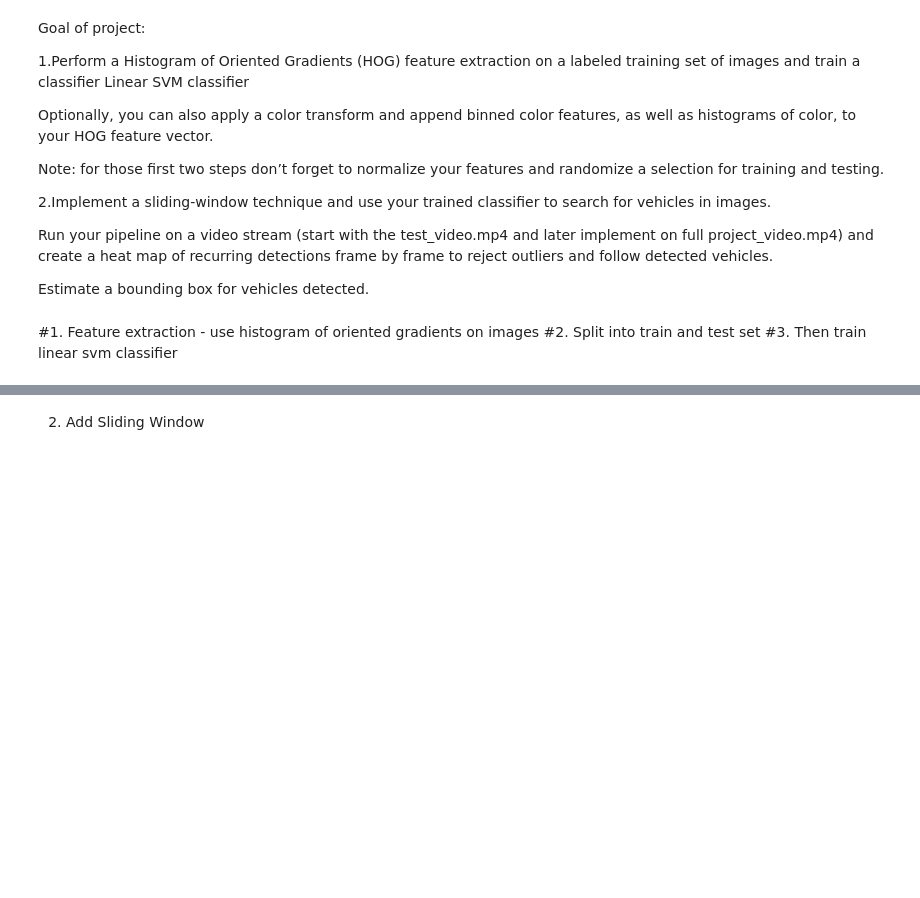
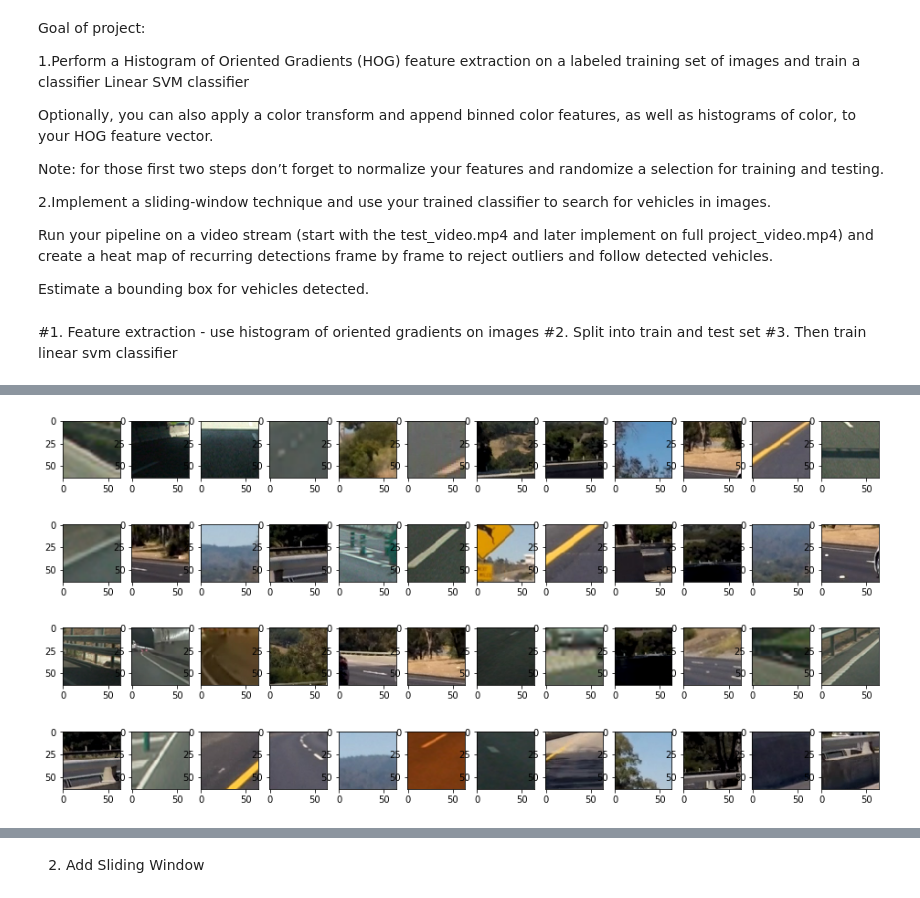
Before and after one commit to david-woo-instacart/kitt-playlabs, a Jupyter notebook: udacity/CarND-Vehicle-Detection-master/CarND-Vehicle-Detection-Project.ipynb, the cells around one changed output, grey strips where cells are left out. Drawn from its saved outputs; the diff is of its cells as text; code cells hidden in the pictures; blank space fills up the shorter version.

```diff
--- a/udacity/CarND-Vehicle-Detection-master/CarND-Vehicle-Detection-Project.ipynb
+++ b/udacity/CarND-Vehicle-Detection-master/CarND-Vehicle-Detection-Project.ipynb
@@ -178,3 +217,10 @@ non_car_features= get_features(noncar_files,'hog',bog_params,num_samples)
+# %%
+# plot car images then plot non car images.
+rand_nums = random.sample(range(0,len(noncar_files)),48)
+
+plot_sample_raw_images(rand_nums,noncar_files)
+# %% [output]
+[figure, added]
 # %%
 rand_nums = random.sample(range(0,len(car_features)),5)
 
```
Also changed, not shown: parts of 15 cells of this notebook.
